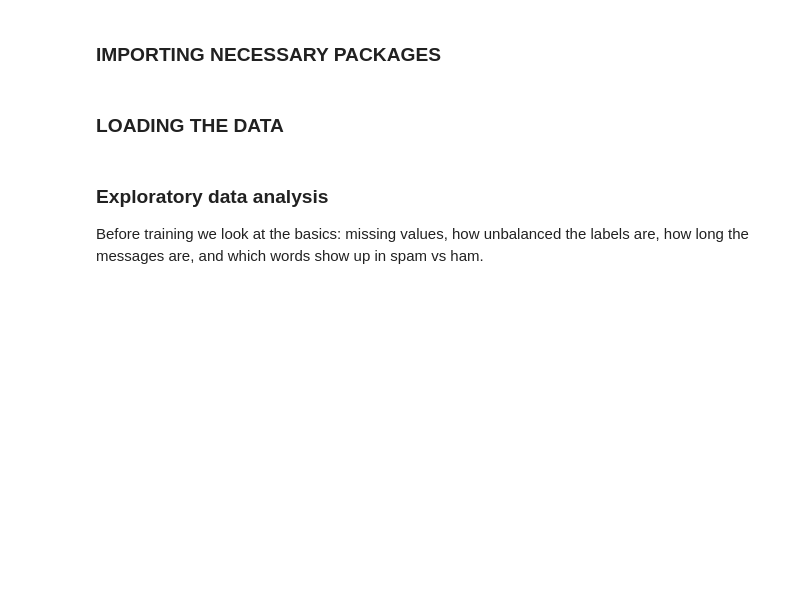
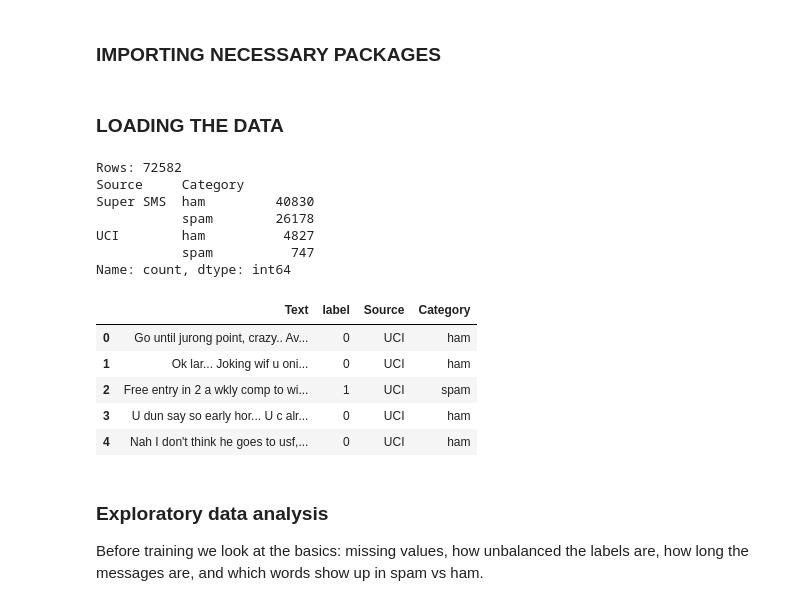
Before and after one commit to DhanushGWU1995/sms-spam-detection, a Jupyter notebook: Code/main.ipynb, the cells around one changed output. Cells and saved outputs as stored; diff of their text form; code cells hidden in the pictures; blank space fills up the shorter version.

Commit message:
Combine UCI and Super SMS datasets

```diff
--- a/Code/main.ipynb
+++ b/Code/main.ipynb
@@ -93,15 +103,40 @@ predictions = {}
 # %% [markdown]
 ### **LOADING THE DATA**
 # %%
-raw = pd.read_csv(CODE_DIR / "super_sms_dataset.csv", encoding="latin-1")
-raw = raw.dropna(subset=["SMSes", "Labels"])
-df = pd.DataFrame({
-    "Text": raw["SMSes"].astype(str),
-    "label": raw["Labels"].astype(int),
+uci = pd.read_csv(CODE_DIR / "sms_spam.csv")
+uci = pd.DataFrame({
+    "Text": uci["Text"].astype(str),
+    "label": (uci["Category"].str.strip().str.lower() == "spam").astype(int),
+    "Source": "UCI",
 })
+
+sup = pd.read_csv(CODE_DIR / "super_sms_dataset.csv", encoding="latin-1")
+sup = sup.dropna(subset=["SMSes", "Labels"])
+sup = pd.DataFrame({
+    "Text": sup["SMSes"].astype(str),
+    "label": sup["Labels"].astype(int),
+    "Source": "Super SMS",
+})
+
+df = pd.concat([uci, sup], ignore_index=True)
 df["Category"] = df["label"].map({1: "spam", 0: "ham"})
 print("Rows:", len(df))
+print(df.groupby("Source")["Category"].value_counts())
 df.head()
+# %% [output]
+Rows: 72582
+Source     Category
+Super SMS  ham         40830
+           spam        26178
+UCI        ham          4827
+           spam          747
+Name: count, dtype: int64
+|  | Text | label | Source | Category |
+| 0 | Go until jurong point, crazy.. Av... | 0 | UCI | ham |
+| 1 | Ok lar... Joking wif u oni... | 0 | UCI | ham |
+| 2 | Free entry in 2 a wkly comp to wi... | 1 | UCI | spam |
+| 3 | U dun say so early hor... U c alr... | 0 | UCI | ham |
+| 4 | Nah I don't think he goes to usf,... | 0 | UCI | ham |
 # %% [markdown]
 ### Exploratory data analysis
 
```
Also changed, not shown: parts of 14 cells of this notebook, 1 other file.
